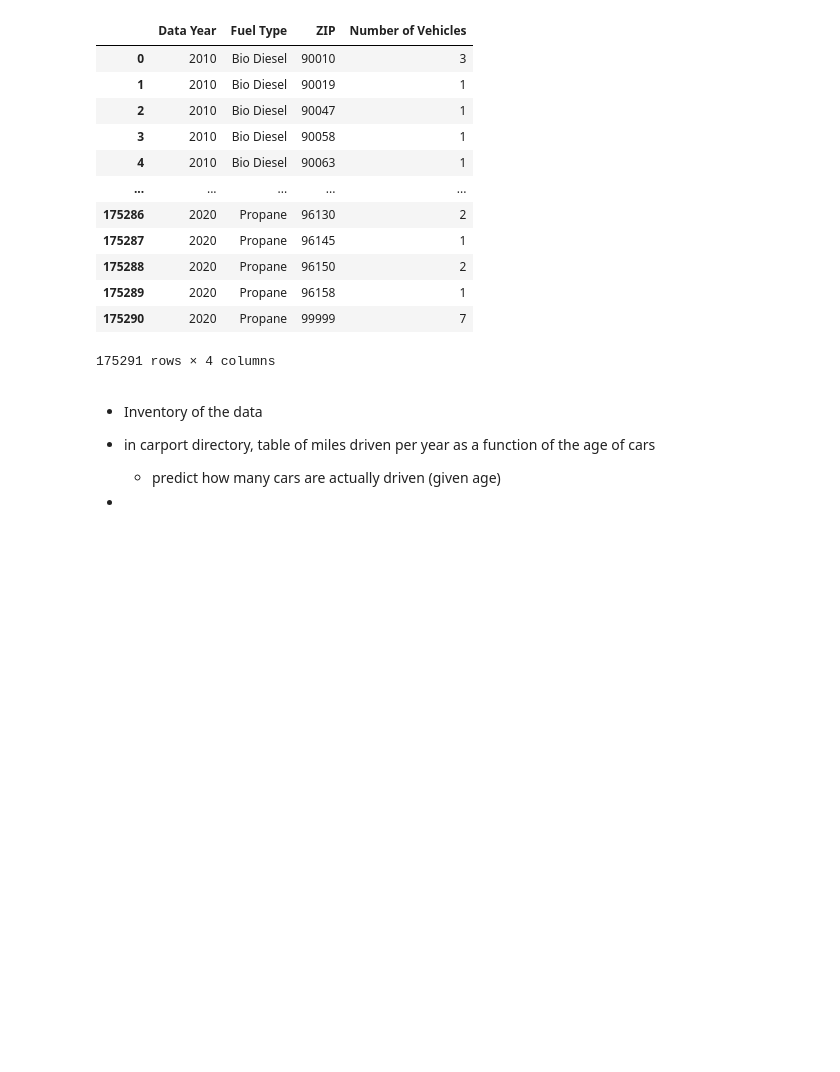
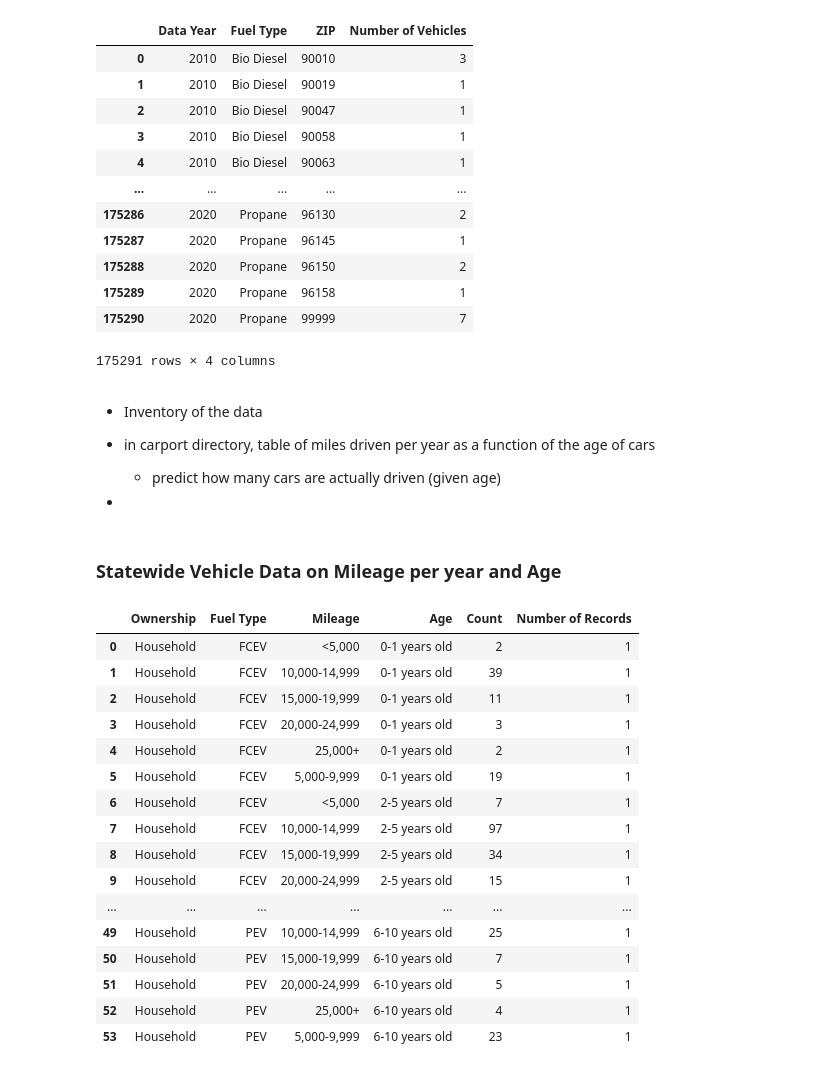
Before and after one commit to pallavigkwd/ENG100D, a Jupyter notebook: main.ipynb, the cells around one changed output. Drawn from its saved outputs; the diff is of its cells as text; code cells hidden in the pictures; blank space fills up the shorter version.

Commit message:
miles driven per year and age data

```diff
--- a/main.ipynb
+++ b/main.ipynb
@@ -72,3 +73,28 @@ vehPopZIP
     - predict how many cars are actually driven (given age)
 
 -
+# %% [markdown]
+### Statewide Vehicle Data on Mileage per year and Age
+# %%
+vehMilesTraveled = pd.read_csv('data/vehMilesTraveled.csv')
+vehMilesTraveled
+
+# averages and charts found in link: https://docs.google.com/spreadsheets/d/1s8fuuEM8-S4LRkuOFoSm1Pbd2u_9-4ozb0W-rD8EZCA/edit#gid=0
+# %% [output]
+|  | Ownership | Fuel Type | Mileage | Age | Count | Number of Records |
+| 0 | Household | FCEV | <5,000 | 0-1 years old | 2 | 1 |
+| 1 | Household | FCEV | 10,000-14,999 | 0-1 years old | 39 | 1 |
+| 2 | Household | FCEV | 15,000-19,999 | 0-1 years old | 11 | 1 |
+| 3 | Household | FCEV | 20,000-24,999 | 0-1 years old | 3 | 1 |
+| 4 | Household | FCEV | 25,000+ | 0-1 years old | 2 | 1 |
+| 5 | Household | FCEV | 5,000-9,999 | 0-1 years old | 19 | 1 |
+| 6 | Household | FCEV | <5,000 | 2-5 years old | 7 | 1 |
+| 7 | Household | FCEV | 10,000-14,999 | 2-5 years old | 97 | 1 |
+| 8 | Household | FCEV | 15,000-19,999 | 2-5 years old | 34 | 1 |
+| 9 | Household | FCEV | 20,000-24,999 | 2-5 years old | 15 | 1 |
+| ... | ... | ... | ... | ... | ... | ... |
+| 49 | Household | PEV | 10,000-14,999 | 6-10 years old | 25 | 1 |
+| 50 | Household | PEV | 15,000-19,999 | 6-10 years old | 7 | 1 |
+| 51 | Household | PEV | 20,000-24,999 | 6-10 years old | 5 | 1 |
+| 52 | Household | PEV | 25,000+ | 6-10 years old | 4 | 1 |
+| 53 | Household | PEV | 5,000-9,999 | 6-10 years old | 23 | 1 |
```
Also changed, not shown: parts of 1 cell of this notebook, 2 other files.
